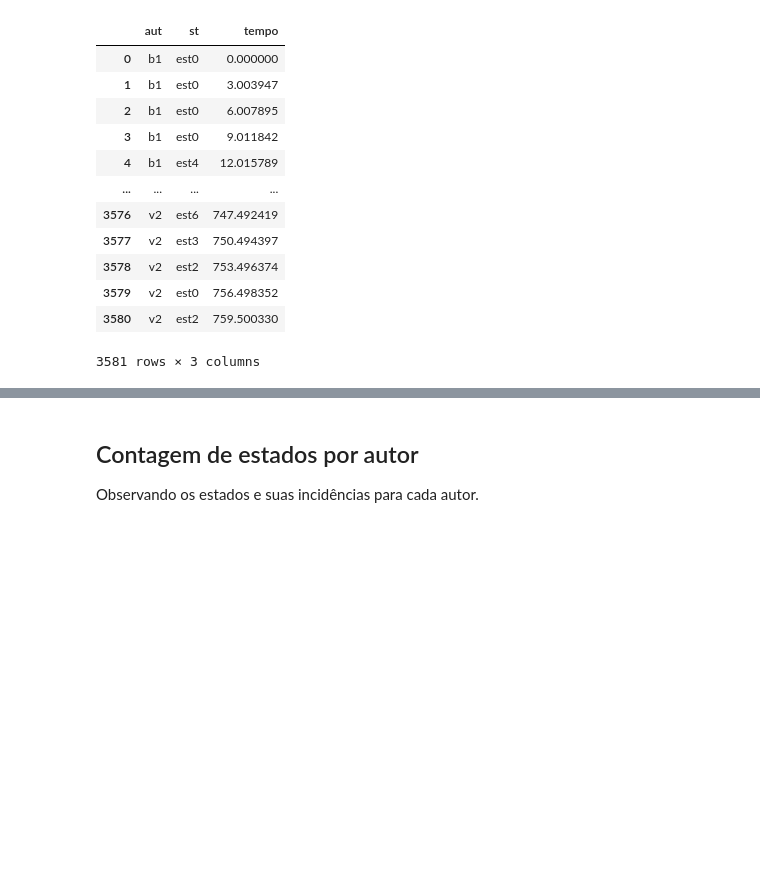
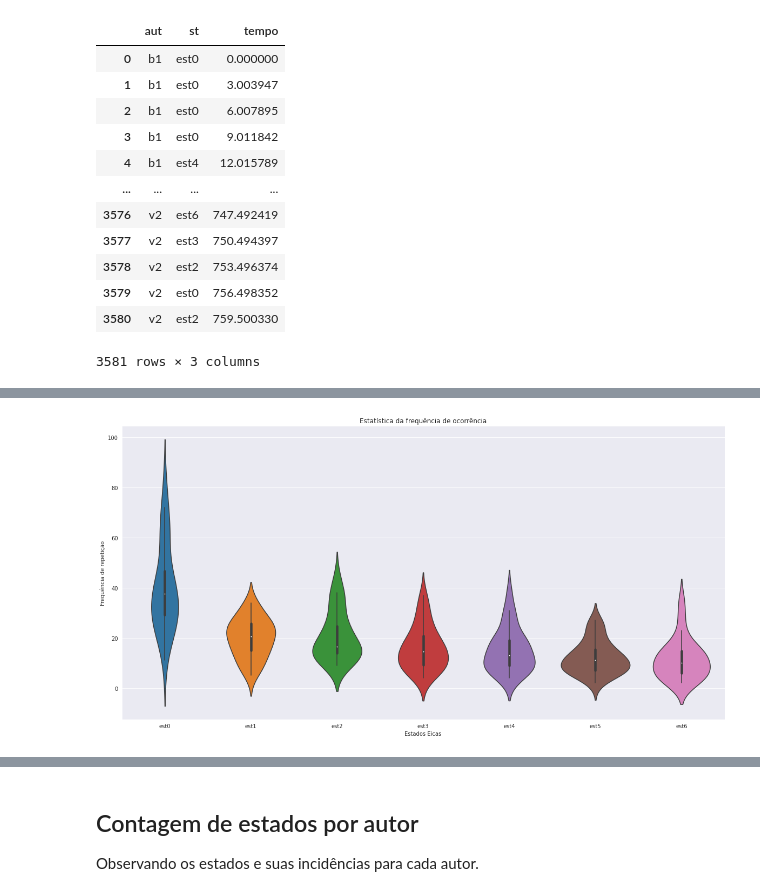
Before and after one commit to labase/data_edu, a Jupyter notebook: ipnb/organelas_eica.ipynb, the cells around one changed output, grey strips where cells are left out. Cells and saved outputs as stored; diff of their text form; code cells hidden in the pictures; blank space fills up the shorter version.

```diff
--- a/ipnb/organelas_eica.ipynb
+++ b/ipnb/organelas_eica.ipynb
@@ -158,0 +165,12 @@ df_states
+# %%
+dst_cnt = df_states.groupby(["aut"])["st"].value_counts()
+dst_dct = [dict(aut=aut, st=st, stc=stc) for (aut, st), stc in dst_cnt.to_dict().items() if st not in (0, 37, 36, 26,3)]
+df_st_cnt = pd.DataFrame(dst_dct)
+# df_states['st_cnt'] = df_states["st"].map(dst_dct)
+# sns.violinplot(x="st", y="stc", data=df_st_cnt, order=[13,24, 1, 14,25,2,12]) # , 36, 26, 3])
+sns.violinplot(x="st", y="stc", data=df_st_cnt, order=[f"est{v}" for v in range(7)]).set(
+    title="Estatística da frequência de ocorrência", xlabel="Estados Eicas", ylabel="Frequência de repetição")
+
+plt.gcf().set_size_inches(20, 10)
+# %% [output]
+[figure, added]
```
Also changed, not shown: parts of 10 cells of this notebook, 1 other file.
